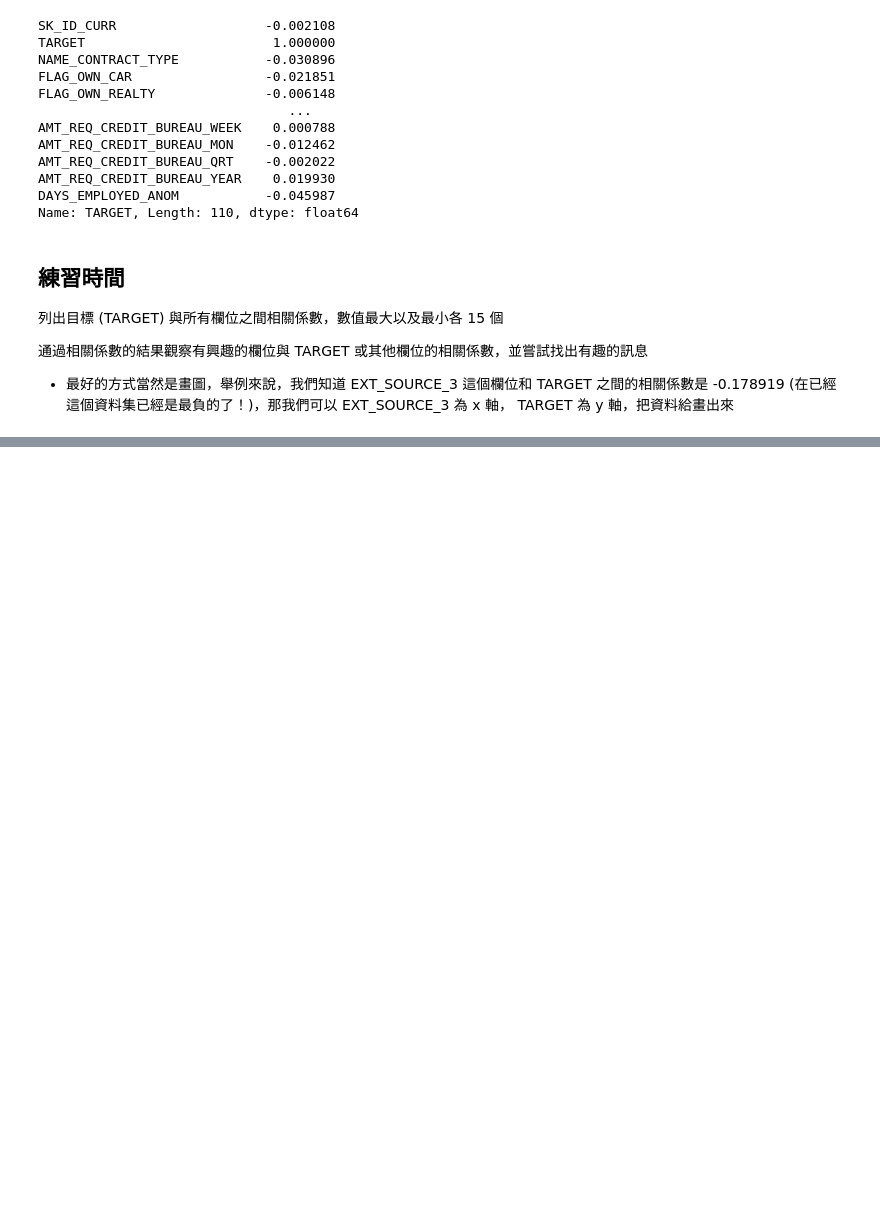
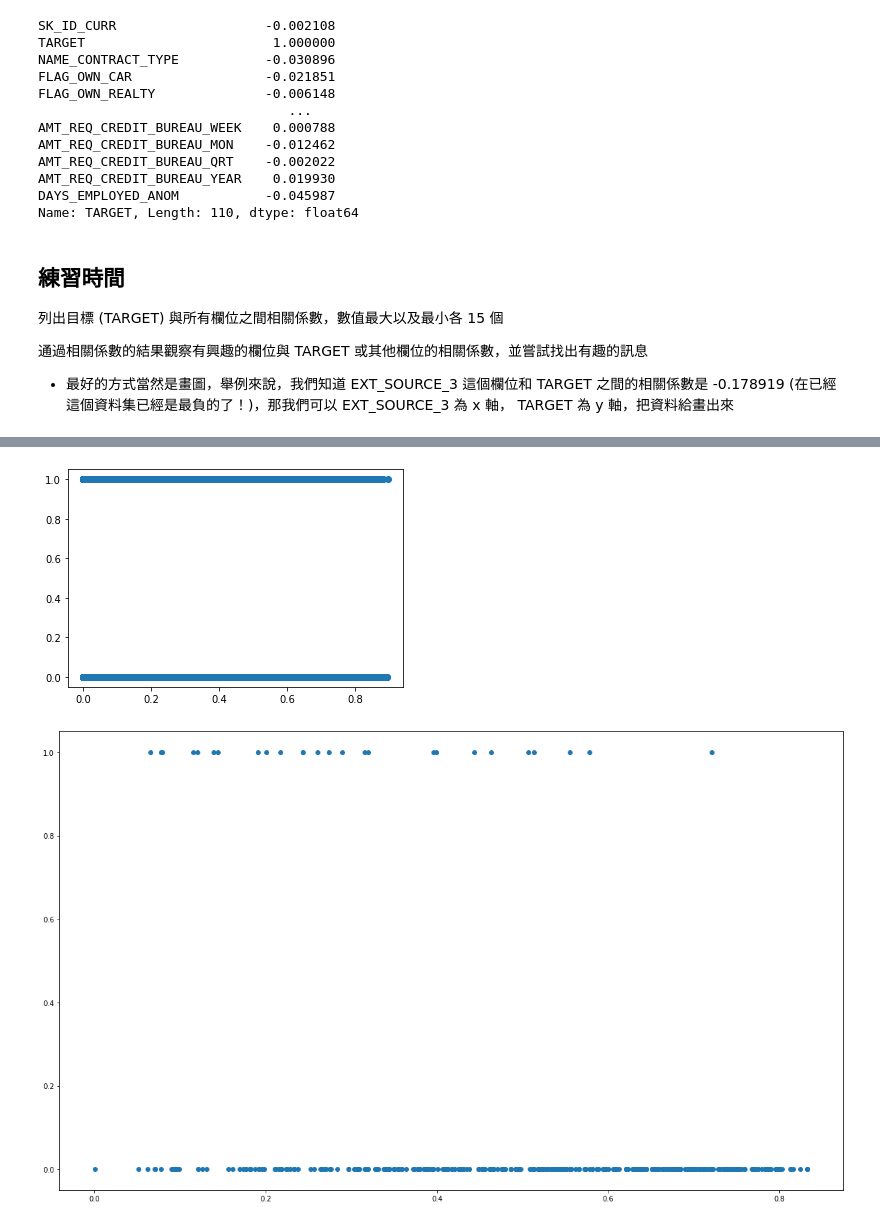
Before and after one commit to PatrickRuan/ML100Days, a Jupyter notebook: homework/Day_015_HW.ipynb, the cells around one changed output, grey strips where cells are left out. Drawn from its saved outputs; the diff is of its cells as text; code cells hidden in the pictures; blank space fills up the shorter version.

```diff
--- a/homework/Day_015_HW.ipynb
+++ b/homework/Day_015_HW.ipynb
@@ -109,0 +141,9 @@ Name: TARGET, Length: 110, dtype: float64
+# %%
+plt.scatter(app_train.EXT_SOURCE_3, app_train.TARGET)
+plt.show()
+plt.figure(figsize = (20,12))
+plt.scatter(app_train.EXT_SOURCE_3[:500], app_train.TARGET[0:500])
+plt.show()
+# %% [output]
+[figure, added]
+[figure, added]
```
Also changed, not shown: parts of 6 cells of this notebook.
